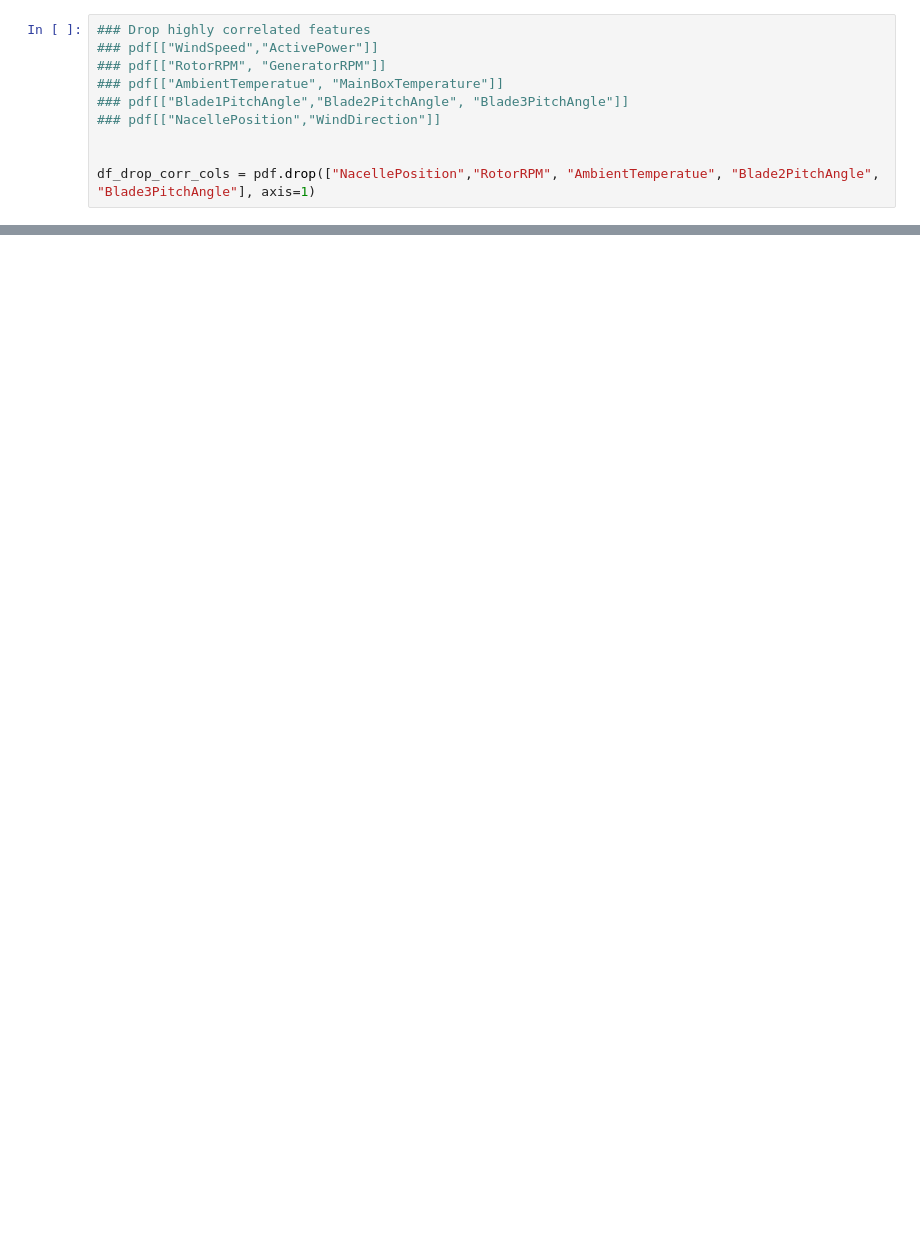
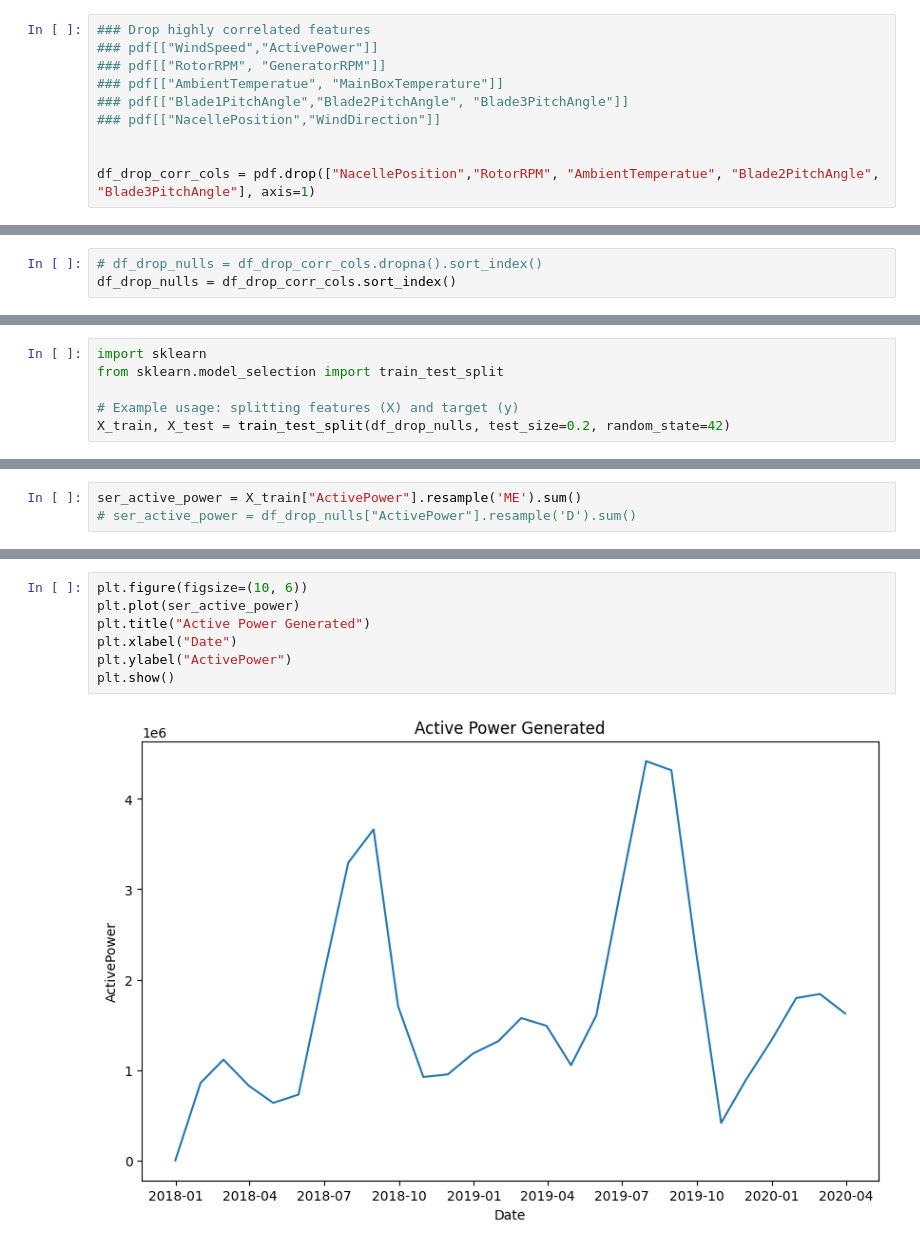
Before and after one commit to mathew-wai-lee/wind-energy-forecasting, a Jupyter notebook: notebooks/EDA.ipynb, the cells around one changed output, grey strips where cells are left out. Saved outputs shown, nothing was run; the diff lists cells and outputs as text; blank space fills up the shorter version.

Commit message:
Create a SARIMA model

```diff
--- a/notebooks/EDA.ipynb
+++ b/notebooks/EDA.ipynb
@@ -212,0 +221,3 @@ df_drop_corr_cols
+# %%
+# df_drop_nulls = df_drop_corr_cols.dropna().sort_index()
+df_drop_nulls = df_drop_corr_cols.sort_index()
@@ -212,0 +231,6 @@ df_drop_corr_cols
+# %%
+import sklearn
+from sklearn.model_selection import train_test_split
+
+# Example usage: splitting features (X) and target (y)
+X_train, X_test = train_test_split(df_drop_nulls, test_size=0.2, random_state=42)
@@ -212,0 +239,3 @@ df_drop_corr_cols
+# %%
+ser_active_power = X_train["ActivePower"].resample('ME').sum()
+# ser_active_power = df_drop_nulls["ActivePower"].resample('D').sum()
@@ -212,0 +251,9 @@ df_drop_corr_cols
+# %%
+plt.figure(figsize=(10, 6))
+plt.plot(ser_active_power)
+plt.title("Active Power Generated")
+plt.xlabel("Date")
+plt.ylabel("ActivePower")
+plt.show()
+# %% [output]
+[figure, added]
```
Also changed, not shown: parts of 29 cells of this notebook.
